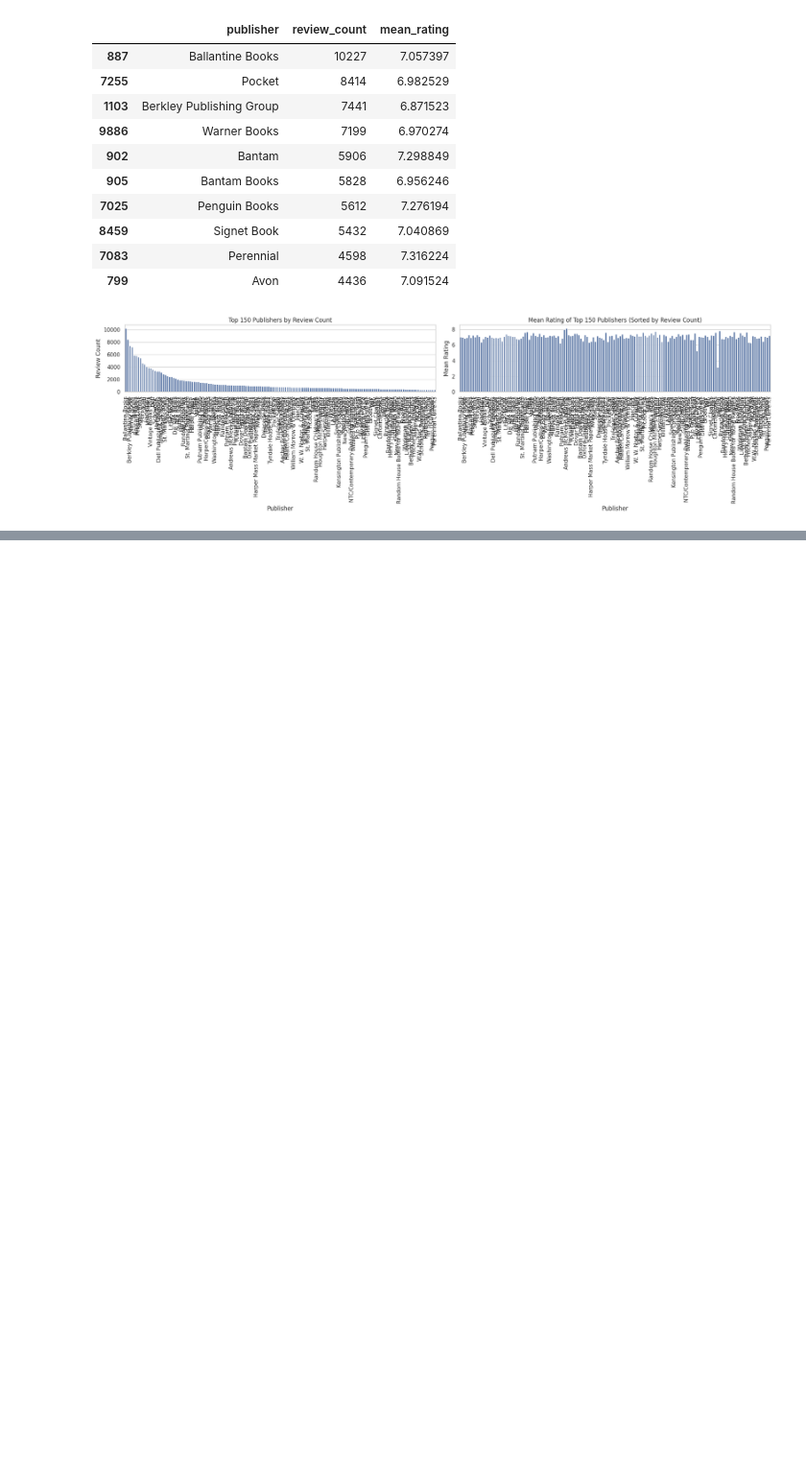
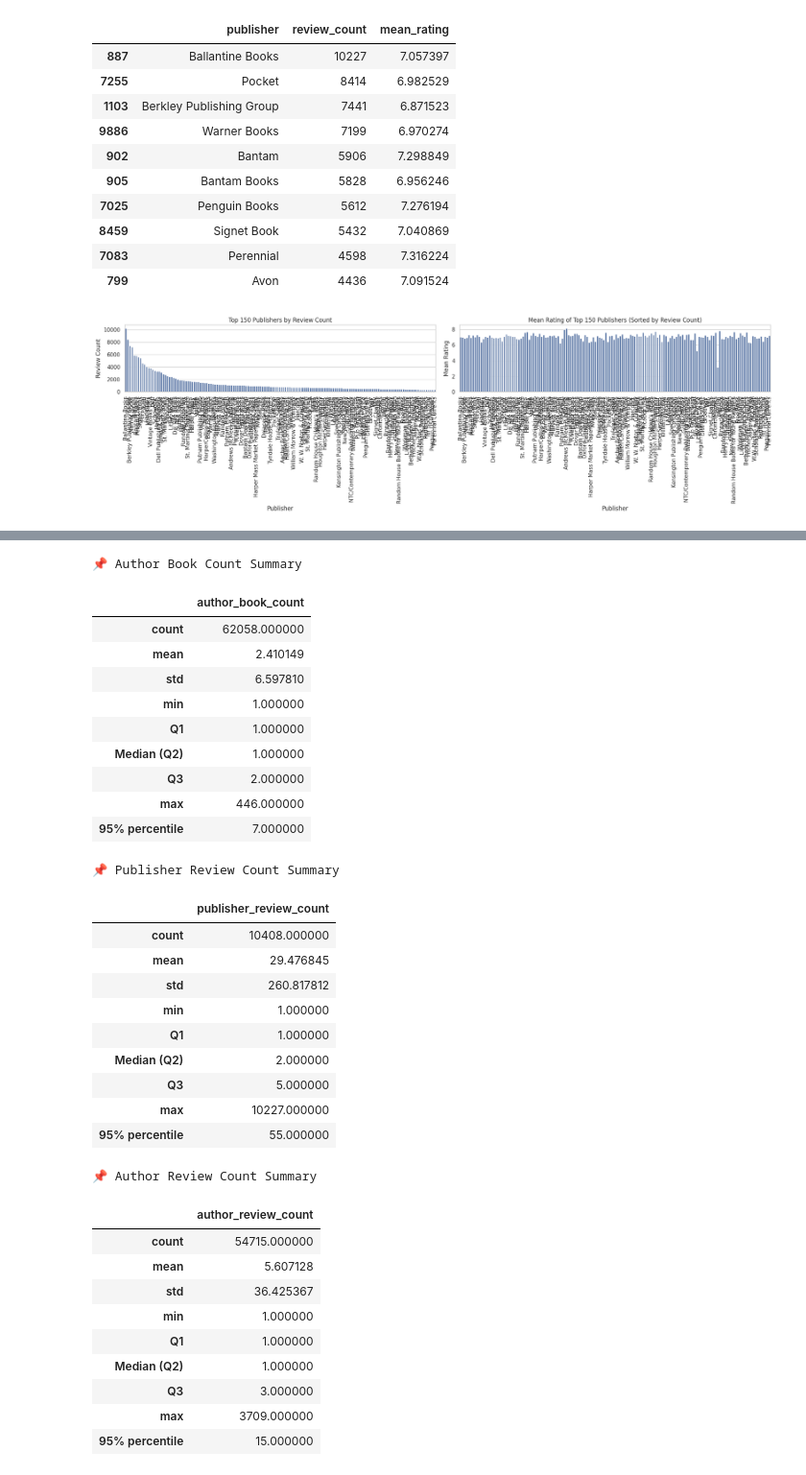
Before and after one commit to boostcampaitech8/pro-recsys-bookratingprediction-recsys-04, a Jupyter notebook: src/data/context/v3/eda.ipynb, the cells around one changed output, grey strips where cells are left out. Shown at 96% size. Cells and saved outputs as stored; diff of their text form; code cells hidden in the pictures; blank space fills up the shorter version.

```diff
--- a/src/data/context/v3/eda.ipynb
+++ b/src/data/context/v3/eda.ipynb
@@ -366,0 +483,14 @@ plt.show()
+# %%
+# book_count
+publisher_book_count = books.groupby("publisher")["isbn"].transform("nunique")
+books["publisher_book_count"] = publisher_book_count
+
+# log
+books["publisher_book_count_log"] = np.log1p(publisher_book_count)
+
+# binning
+bins = [0, 1, 3, 10, 30, 1000]
+labels = ["1", "2-3", "4-10", "11-30", "31+"]
+books["publisher_book_count_bin"] = pd.cut(
+    publisher_book_count, bins=bins, labels=labels, include_lowest=True
+).astype(str)
@@ -366,0 +539,60 @@ plt.show()
+# %%
+def summarize_series(series, name="variable"):
+    stats = {
+        "count": series.count(),
+        "mean": series.mean(),
+        "std": series.std(),
+        "min": series.min(),
+        "Q1": series.quantile(0.25),
+        "Median (Q2)": series.quantile(0.50),
+        "Q3": series.quantile(0.75),
+        "max": series.max(),
+        "95% percentile": series.quantile(0.95),
+    }
+    return pd.DataFrame(stats, index=[name]).T
+# %%
+# --- author_book_count ---
+print("📌 Author Book Count Summary")
+display(summarize_series(author_book_count["author_book_count"], "author_book_count"))
+
+# --- publisher_review_count ---
+print("\n📌 Publisher Review Count Summary")
+display(summarize_series(publisher_review_count["publisher_review_count"], "publisher_review_count"))
+
+# --- author_review_count ---
+print("\n📌 Author Review Count Summary")
+display(summarize_series(author_review_count["author_review_count"], "author_review_count"))
+# %% [output]
+📌 Author Book Count Summary
+|  | author_book_count |
+| count | 62058.000000 |
+| mean | 2.410149 |
+| std | 6.597810 |
+| min | 1.000000 |
+| Q1 | 1.000000 |
+| Median (Q2) | 1.000000 |
+| Q3 | 2.000000 |
+| max | 446.000000 |
+| 95% percentile | 7.000000 |
+📌 Publisher Review Count Summary
+|  | publisher_review_count |
+| count | 10408.000000 |
+| mean | 29.476845 |
+| std | 260.817812 |
+| min | 1.000000 |
+| Q1 | 1.000000 |
+| Median (Q2) | 2.000000 |
+| Q3 | 5.000000 |
+| max | 10227.000000 |
+| 95% percentile | 55.000000 |
+📌 Author Review Count Summary
+|  | author_review_count |
+| count | 54715.000000 |
+| mean | 5.607128 |
+| std | 36.425367 |
+| min | 1.000000 |
+| Q1 | 1.000000 |
+| Median (Q2) | 1.000000 |
+| Q3 | 3.000000 |
+| max | 3709.000000 |
+| 95% percentile | 15.000000 |
```
Also changed, not shown: parts of 4 cells of this notebook, 8 other files.
